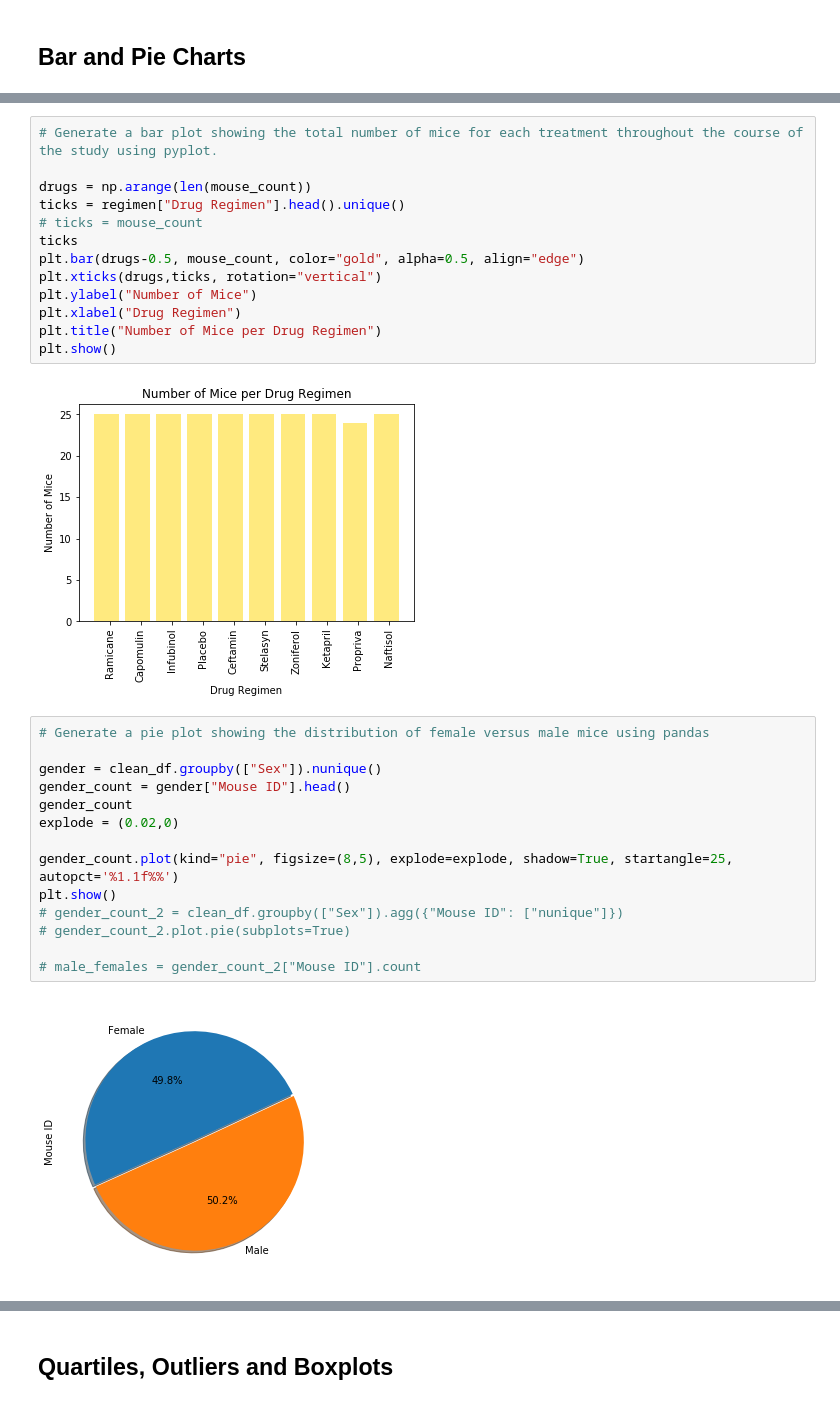
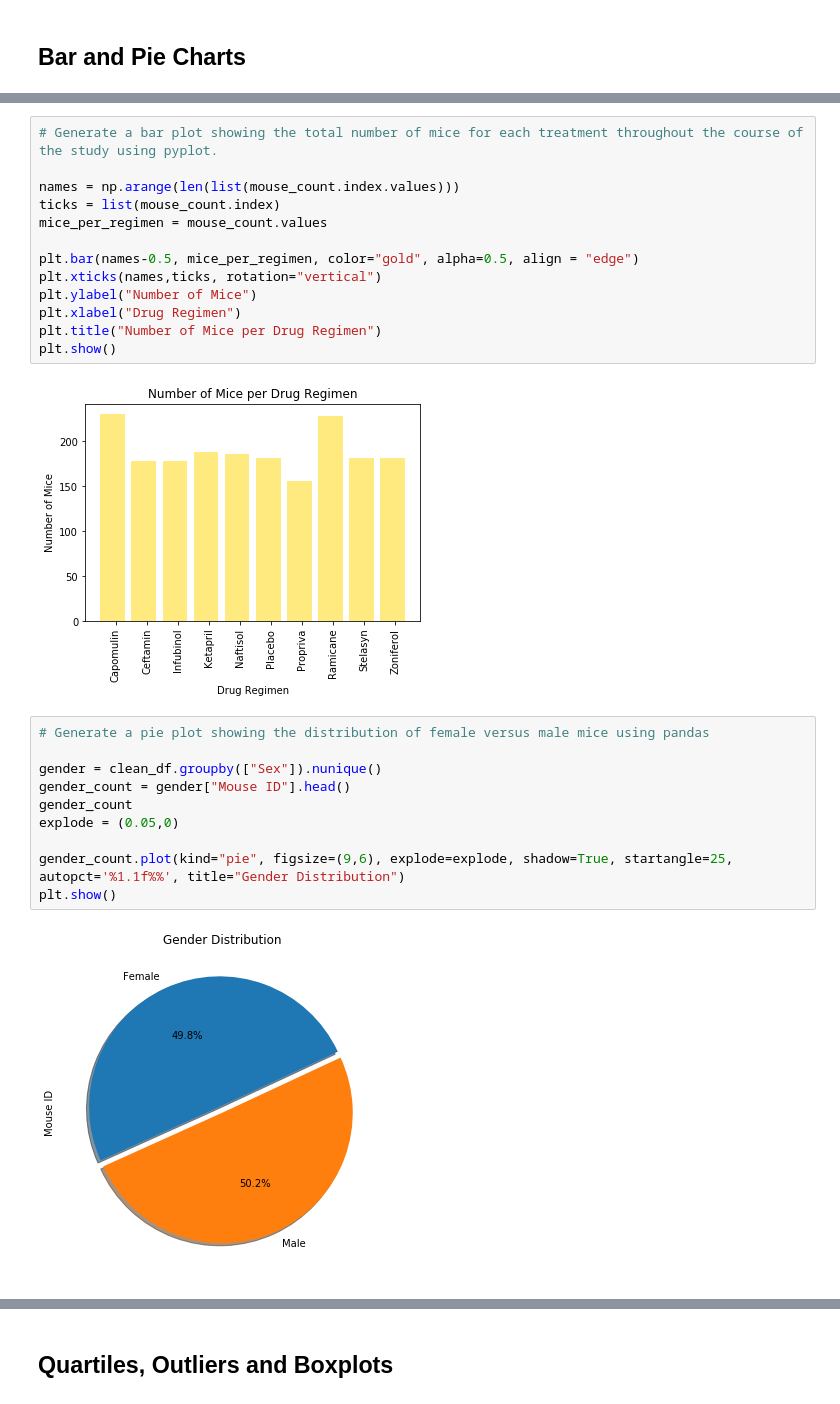
Before and after one commit to asmvm/Matplotlib_Challenge, a Jupyter notebook: Pymaceuticals/pymaceuticals_starter.ipynb, the cells around one changed output, grey strips where cells are left out. Saved outputs shown, nothing was run; the diff lists cells and outputs as text.

Commit message:
completing all figures

```diff
--- a/Pymaceuticals/pymaceuticals_starter.ipynb
+++ b/Pymaceuticals/pymaceuticals_starter.ipynb
@@ -167,34 +167,30 @@ Text(0, 0.5, 'Count')
 # %%
 # Generate a bar plot showing the total number of mice for each treatment throughout the course of the study using pyplot.
 
-drugs = np.arange(len(mouse_count))
-ticks = regimen["Drug Regimen"].head().unique()
-# ticks = mouse_count
-ticks
-plt.bar(drugs-0.5, mouse_count, color="gold", alpha=0.5, align="edge")
-plt.xticks(drugs,ticks, rotation="vertical")
+names = np.arange(len(list(mouse_count.index.values)))
+ticks = list(mouse_count.index)
+mice_per_regimen = mouse_count.values
+
+plt.bar(names-0.5, mice_per_regimen, color="gold", alpha=0.5, align = "edge")
+plt.xticks(names,ticks, rotation="vertical")
 plt.ylabel("Number of Mice")
 plt.xlabel("Drug Regimen")
 plt.title("Number of Mice per Drug Regimen")
 plt.show()
 # %% [output]
-[figure, old version]
+[figure, new version]
 # %%
 # Generate a pie plot showing the distribution of female versus male mice using pandas
 
 gender = clean_df.groupby(["Sex"]).nunique()
 gender_count = gender["Mouse ID"].head()
 gender_count
-explode = (0.02,0)
+explode = (0.05,0)
 
-gender_count.plot(kind="pie", figsize=(8,5), explode=explode, shadow=True, startangle=25, autopct='%1.1f%%')
+gender_count.plot(kind="pie", figsize=(9,6), explode=explode, shadow=True, startangle=25, autopct='%1.1f%%', title="Gender Distribution")
 plt.show()
-# gender_count_2 = clean_df.groupby(["Sex"]).agg({"Mouse ID": ["nunique"]})
-# gender_count_2.plot.pie(subplots=True)
-
-# male_females = gender_count_2["Mouse ID"].count
 # %% [output]
-[figure, old version]
+[figure, new version]
 # %%
 # Generate a pie plot showing the distribution of female versus male mice using pyplot
 
```
Also changed, not shown: parts of 15 cells of this notebook.
